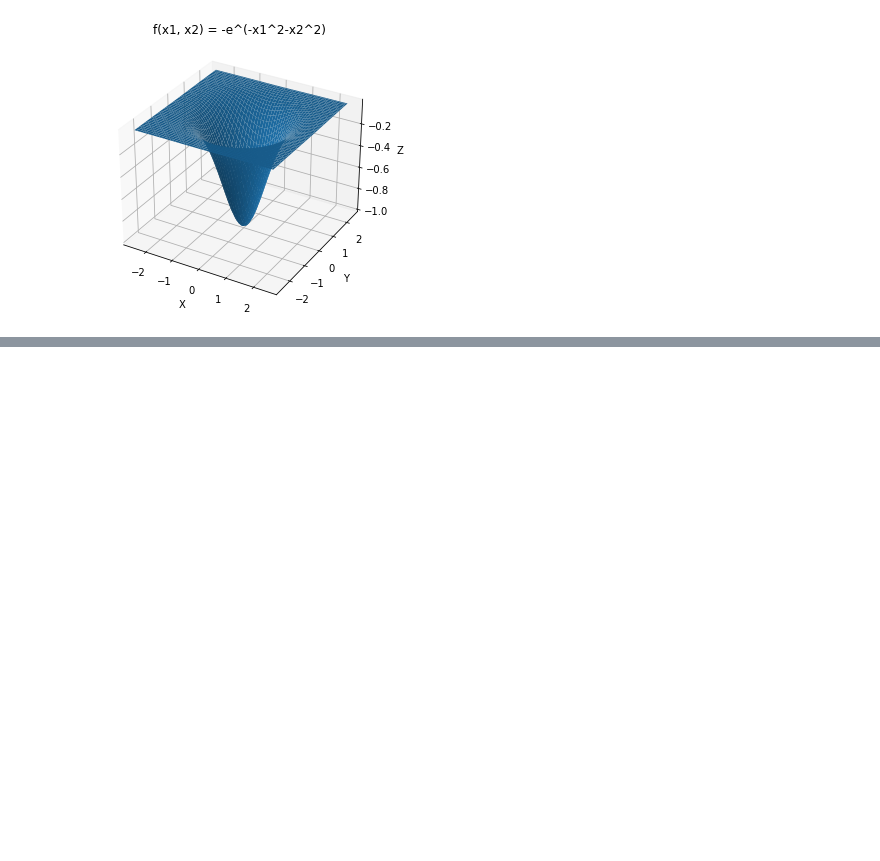
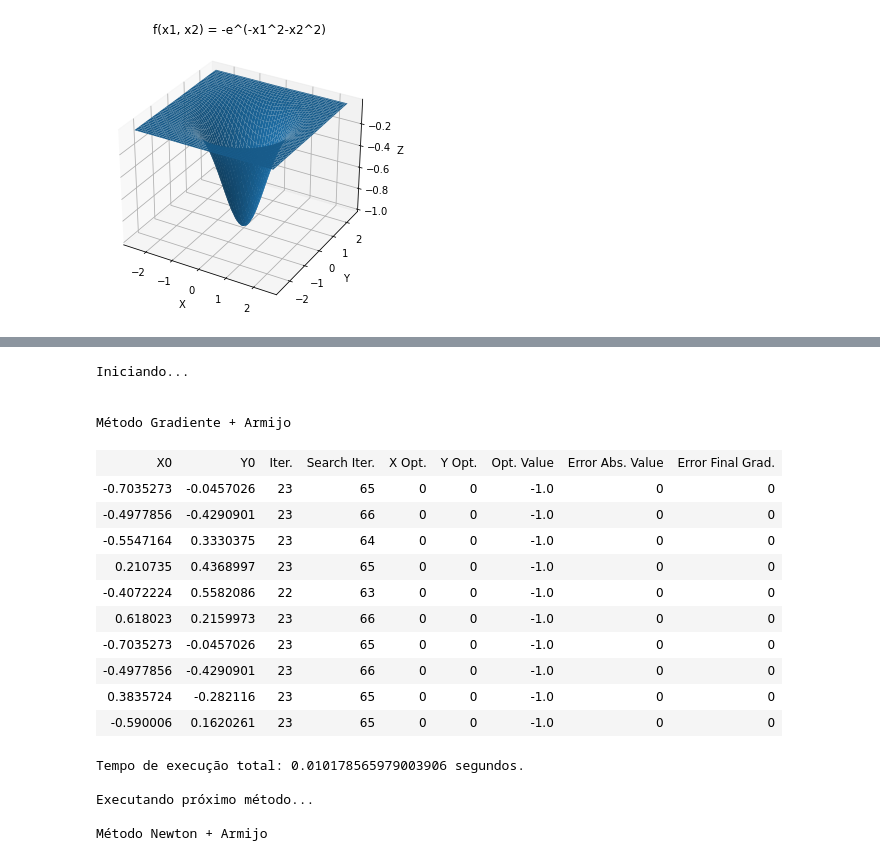
Before and after one commit to willlucas1512/PNLoptimization, a Jupyter notebook: PNLoptimization.ipynb, the cells around one changed output, grey strips where cells are left out. Drawn from its saved outputs; the diff is of its cells as text; code cells hidden in the pictures; blank space fills up the shorter version.

Commit message:
finalizando métodos minimizadores

```diff
--- a/PNLoptimization.ipynb
+++ b/PNLoptimization.ipynb
@@ -117,0 +302,79 @@ plt.show()
+# %%
+count = 1000
+points = [
+      [-0.7035273268376847,	-0.045702632520210784],
+      [-0.49778558517864724, -0.4290901015961204],
+      [-0.5547163649779892,	0.33303746037546134],
+      [0.21073497288250786,	0.4368996741272806],
+      [-0.4072224336563752,	0.5582085516058282],
+      [0.6180229982930903,	0.2159972820062741],
+      [-0.7035273268376847,	-0.045702632520210784],
+      [-0.49778558517864724,	-0.4290901015961204],
+      [0.383572372478453,	-0.28211604594836004]
+] + [[random.uniform(-10.0, 10.0), random.uniform(-10.0, 10.0)] for _ in range(count)]
+
+points = [point for point in points if e_positiva_definida(matriz_hessiana(point[0], point[1]))]
+points = points[:10]
+# %%
+methods = [
+    {
+        "name": "Gradiente",
+        "func": metodo_gradiente
+    },
+    {
+        "name": "Newton",
+        "func": metodo_newton
+    },
+    {
+        "name": "Quase-Newton",
+        "func": metodo_quase_newton
+    }
+]
+
+print("Iniciando...\n")
+for method in methods:
+    start_time = time.time()
+    print("\nMétodo {method_name} + Armijo\n".format(method_name = method["name"]))
+
+    lines = [["X0", "Y0", "Iter.", "Search Iter.", "X Opt.", "Y Opt.", "Opt. Value", "Error Abs. Value", "Error Final Grad."]]
+    lines += [gera_resultados(point[0], point[1], method["func"], busca_armijo) for point in points]
+
+    def format_(val):
+      if type(val) == type(0):
+        return str(val)
+      elif type(val) == type(""):
+        return val
+      else:
+        if abs(val) < 0.000001: return "0" # 10^-6
+        return str(round(val, 7))
+
+    display(HTML('<table><tr>{}</tr></table>'.format(
+       '</tr><tr>'.join(
+           '<td>{}</td>'.format('</td><td>'.join(format_(val) for val in line)) for line in lines)
+    )))
+
+    print("\nTempo de execução total: {time} segundos.".format(time = time.time() - start_time))
+    print("\nExecutando próximo método...")
+
+print("\nFim.\n")
+# %% [output]
+Iniciando...
+
+
+Método Gradiente + Armijo
+| X0 | Y0 | Iter. | Search Iter. | X Opt. | Y Opt. | Opt. Value | Error Abs. Value | Error Final Grad. |
+| -0.7035273 | -0.0457026 | 23 | 65 | 0 | 0 | -1.0 | 0 | 0 |
+| -0.4977856 | -0.4290901 | 23 | 66 | 0 | 0 | -1.0 | 0 | 0 |
+| -0.5547164 | 0.3330375 | 23 | 64 | 0 | 0 | -1.0 | 0 | 0 |
+| 0.210735 | 0.4368997 | 23 | 65 | 0 | 0 | -1.0 | 0 | 0 |
+| -0.4072224 | 0.5582086 | 22 | 63 | 0 | 0 | -1.0 | 0 | 0 |
+| 0.618023 | 0.2159973 | 23 | 66 | 0 | 0 | -1.0 | 0 | 0 |
+| -0.7035273 | -0.0457026 | 23 | 65 | 0 | 0 | -1.0 | 0 | 0 |
+| -0.4977856 | -0.4290901 | 23 | 66 | 0 | 0 | -1.0 | 0 | 0 |
+| 0.3835724 | -0.282116 | 23 | 65 | 0 | 0 | -1.0 | 0 | 0 |
+| -0.590006 | 0.1620261 | 23 | 65 | 0 | 0 | -1.0 | 0 | 0 |
+Tempo de execução total: 0.010178565979003906 segundos.
+
+Executando próximo método...
+
+Método Newton + Armijo
```
Also changed, not shown: parts of 15 cells of this notebook, 3 other files.
